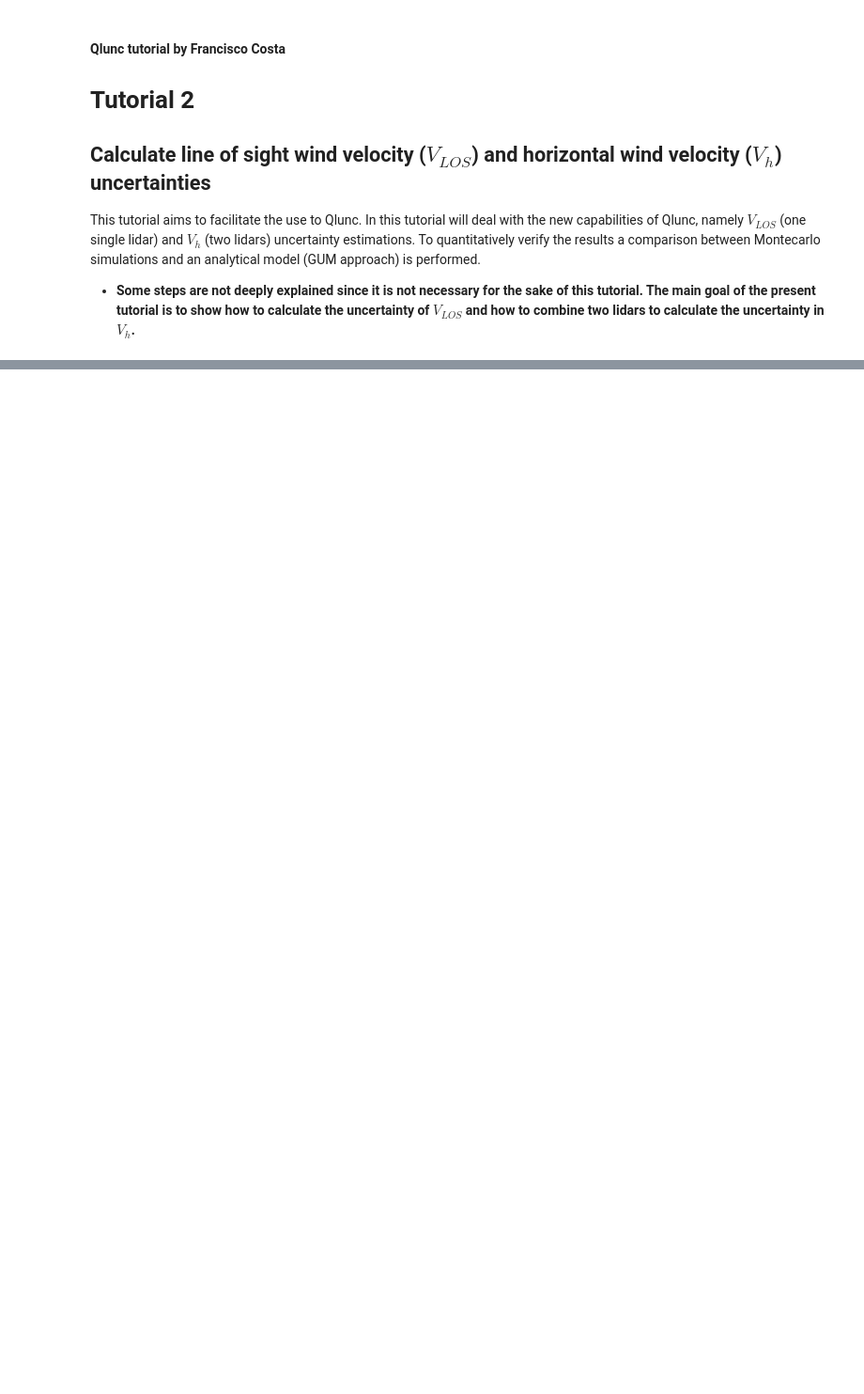
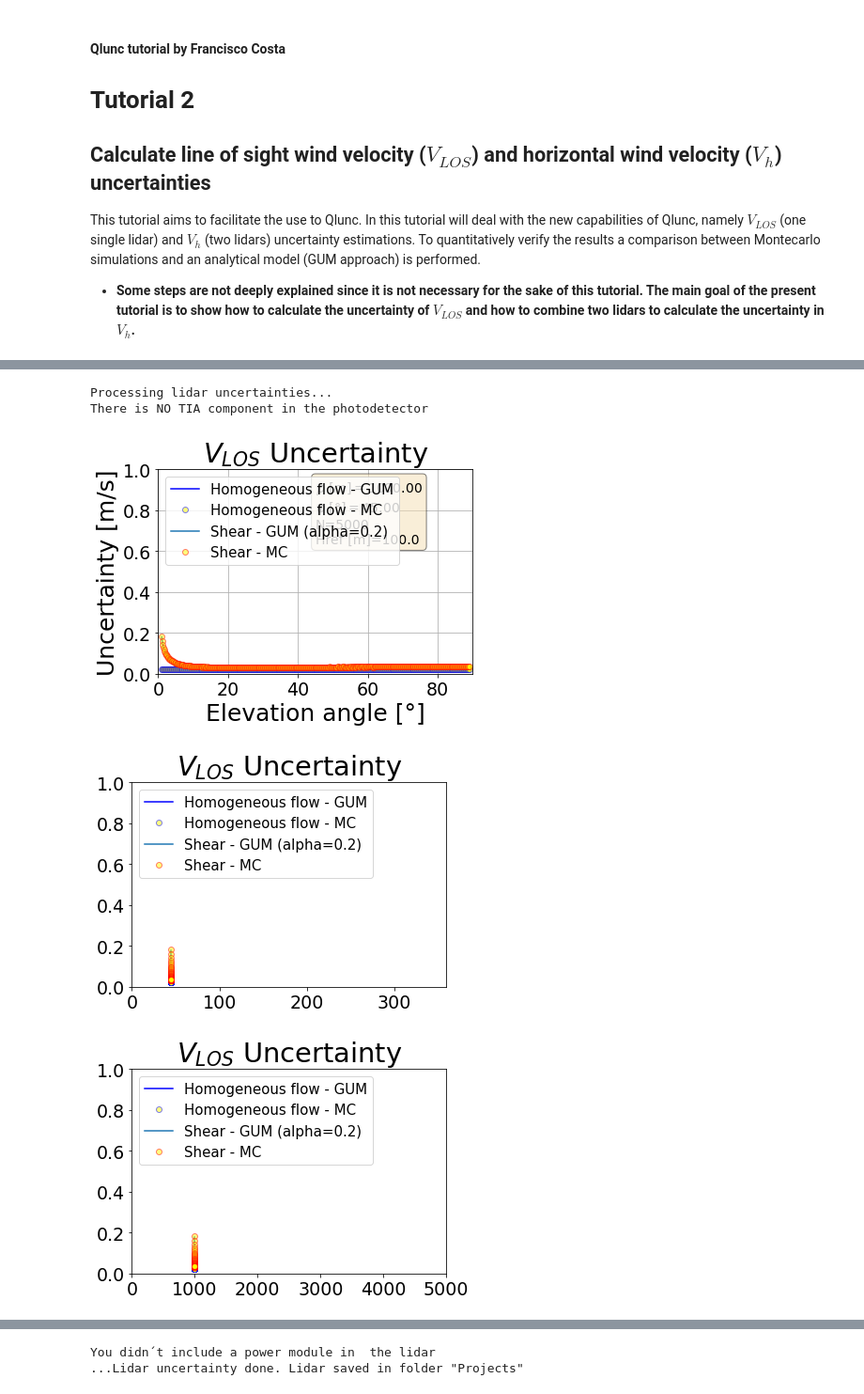
Before and after one commit to SWE-UniStuttgart/Qlunc, a Jupyter notebook: Tutorials/Tutorial2.ipynb, the cells around one changed output, grey strips where cells are left out. Shown at 94% size. Cells and saved outputs as stored; diff of their text form; code cells hidden in the pictures; blank space fills up the shorter version.

```diff
--- a/Tutorials/Tutorial2.ipynb
+++ b/Tutorials/Tutorial2.ipynb
@@ -117,0 +82,8 @@ Following the given notation below we can obtain the uncertainty in the horizont
+# %%
+Lidar.Uncertainty(Lidar, Atmospheric_Scenario,cts,Qlunc_yaml_inputs1)
+# %% [output]
+Processing lidar uncertainties...
+There is NO TIA component in the photodetector
+[figure, added]
+[figure, added]
+[figure, added]
@@ -117,0 +92,2 @@ Following the given notation below we can obtain the uncertainty in the horizont
+You didn´t include a power module in  the lidar
+...Lidar uncertainty done. Lidar saved in folder "Projects"
```
Also changed, not shown: parts of 25 cells of this notebook, 4 other files.
